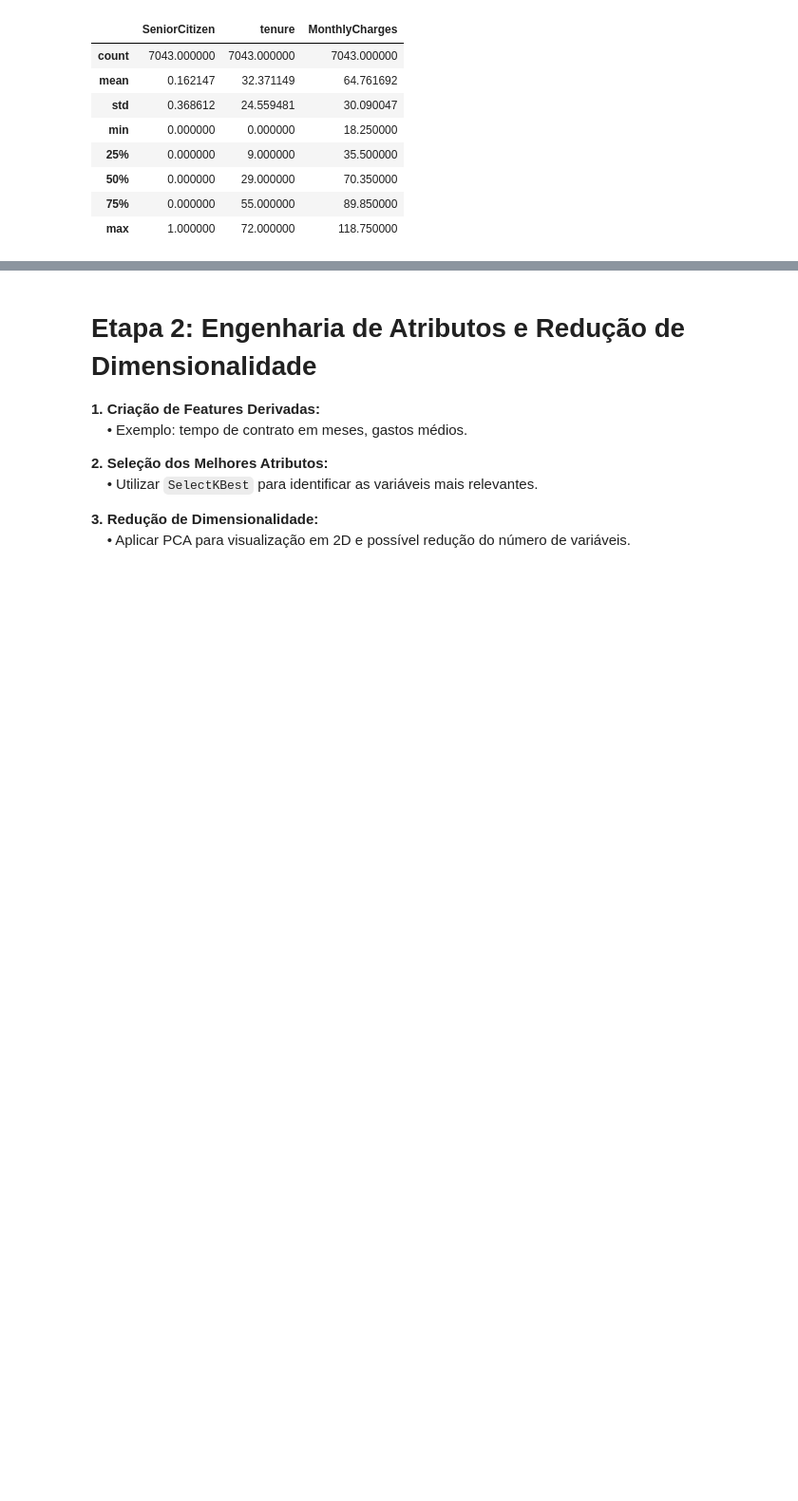
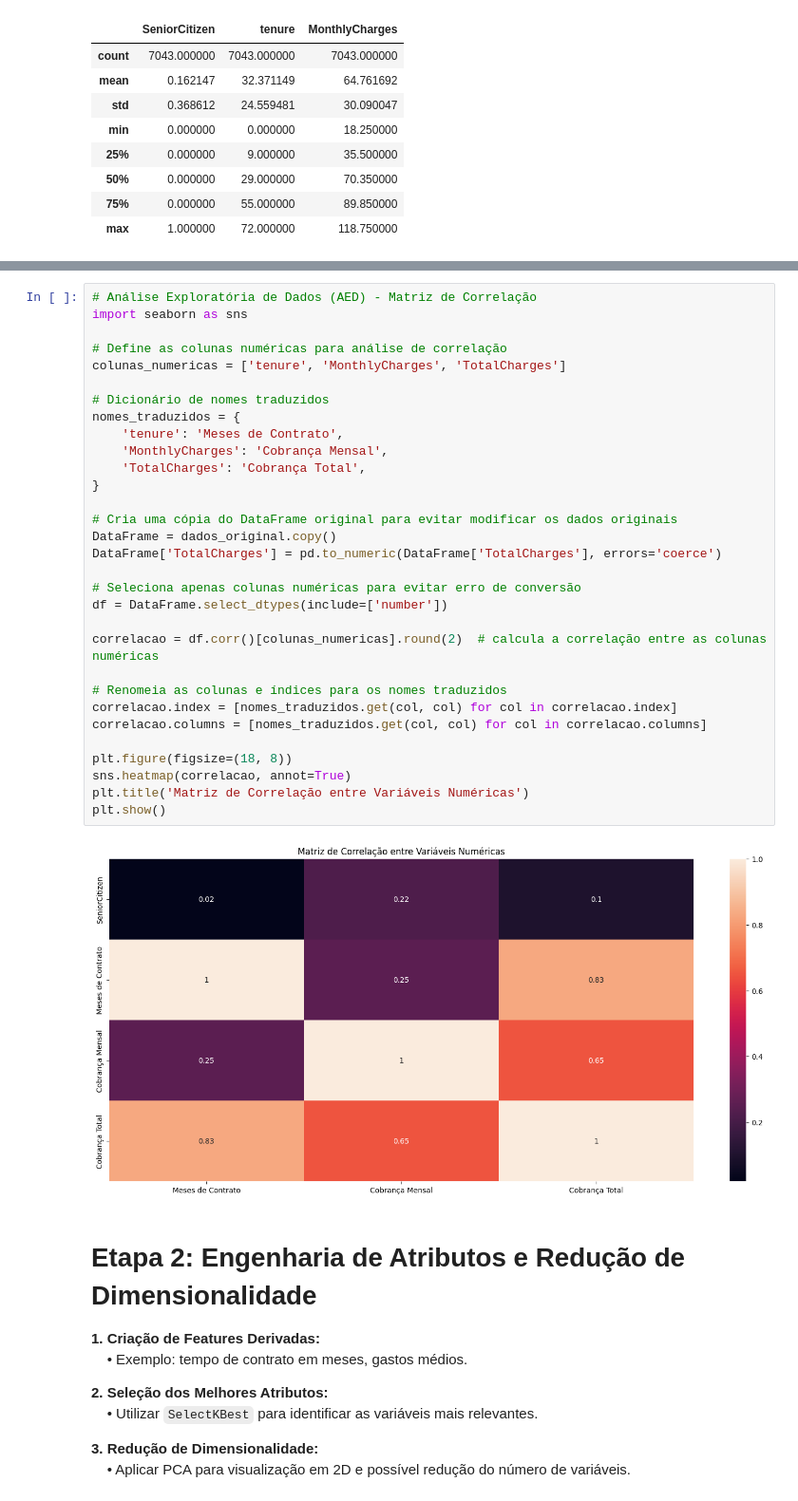
Before and after one commit to diego-albertino/Previsao-Churn, a Jupyter notebook: previsao_de_churn.ipynb, the cells around one changed output, grey strips where cells are left out. Shown at 95% size. Cells and saved outputs as stored; diff of their text form; blank space fills up the shorter version.

```diff
--- a/previsao_de_churn.ipynb
+++ b/previsao_de_churn.ipynb
@@ -248,3 +280,36 @@ for coluna in colunas_numericas:
+# %%
+# Análise Exploratória de Dados (AED) - Matriz de Correlação
+import seaborn as sns
+
+# Define as colunas numéricas para análise de correlação
+colunas_numericas = ['tenure', 'MonthlyCharges', 'TotalCharges']
+
+# Dicionário de nomes traduzidos
+nomes_traduzidos = {
+    'tenure': 'Meses de Contrato',
+    'MonthlyCharges': 'Cobrança Mensal',
+    'TotalCharges': 'Cobrança Total',
+}
+
+# Cria uma cópia do DataFrame original para evitar modificar os dados originais
+DataFrame = dados_original.copy()
+DataFrame['TotalCharges'] = pd.to_numeric(DataFrame['TotalCharges'], errors='coerce')
+
+# Seleciona apenas colunas numéricas para evitar erro de conversão
+df = DataFrame.select_dtypes(include=['number'])
+
+correlacao = df.corr()[colunas_numericas].round(2)  # calcula a correlação entre as colunas numéricas
+
+# Renomeia as colunas e índices para os nomes traduzidos
+correlacao.index = [nomes_traduzidos.get(col, col) for col in correlacao.index]
+correlacao.columns = [nomes_traduzidos.get(col, col) for col in correlacao.columns]
+
+plt.figure(figsize=(18, 8))
+sns.heatmap(correlacao, annot=True)
+plt.title('Matriz de Correlação entre Variáveis Numéricas')
+plt.show()
+# %% [output]
+[figure, added]
 # %% [markdown]
 # **Etapa 2: Engenharia de Atributos e Redução de Dimensionalidade**
 
```
Also changed, not shown: parts of 16 cells of this notebook.
